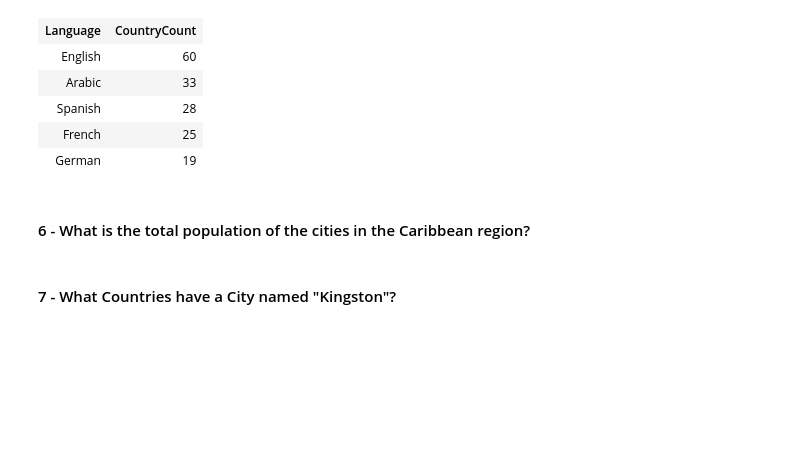
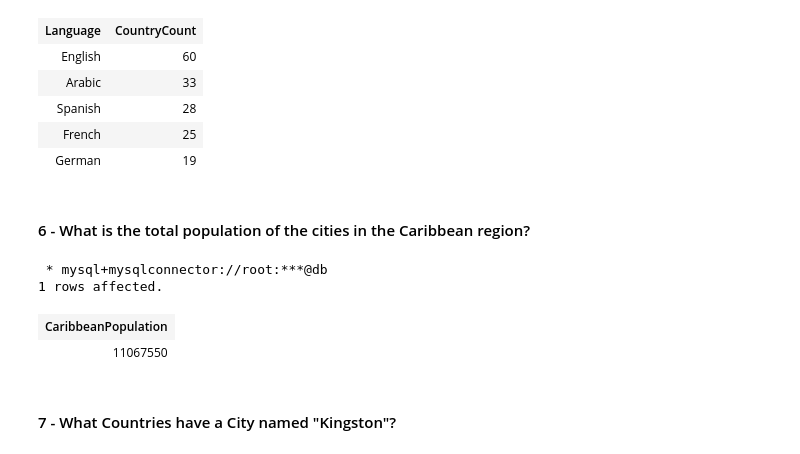
Before and after one commit to gulbord/MAPD-B, a Jupyter notebook: mysql/notebooks/MySQL.ipynb, the cells around one changed output. Saved outputs shown, nothing was run; the diff lists cells and outputs as text; code cells hidden in the pictures; blank space fills up the shorter version.

```diff
--- a/mysql/notebooks/MySQL.ipynb
+++ b/mysql/notebooks/MySQL.ipynb
@@ -1431,11 +1471,16 @@ LIMIT 5;
 # %%
 %%sql
 
-
-# SELECT
-# FROM
-# LEFT JOIN  ON
-# WHERE ;
+SELECT SUM(city.Population) AS CaribbeanPopulation
+FROM city
+LEFT JOIN country ON country.Code = city.CountryCode
+# = compares the entire string, LIKE compares one character at a time
+WHERE country.Region = "Caribbean";
+# %% [output]
+ * mysql+mysqlconnector://root:***@db
+1 rows affected.
+| CaribbeanPopulation |
+| 11067550 |
 # %% [markdown]
 #### 7 - What Countries have a City named "Kingston"?
 # %%
```
Also changed, not shown: parts of 16 cells of this notebook.
